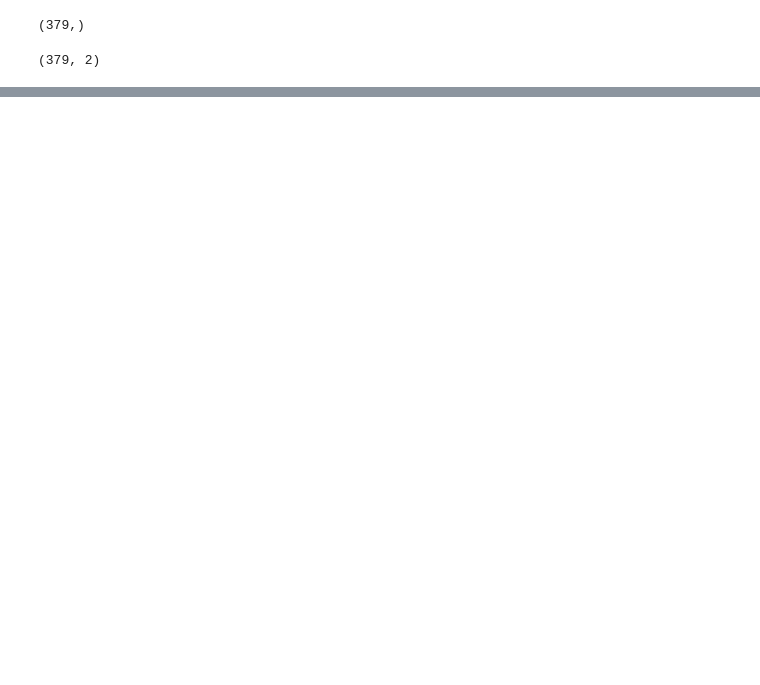
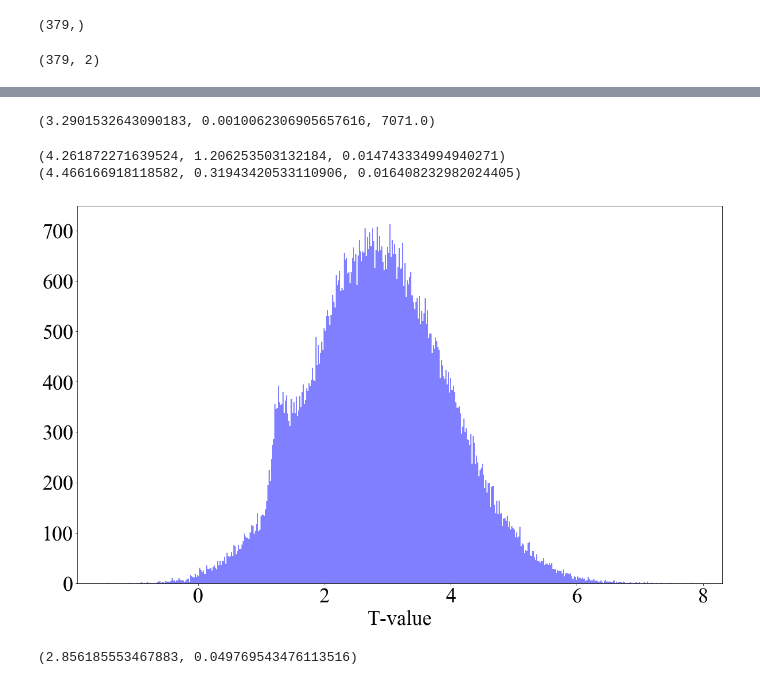
Before and after one commit to ABHISHEKVALSAN/Website-Scoring-Model, a Jupyter notebook: makeModelReg.ipynb, the cells around one changed output, grey strips where cells are left out. Cells and saved outputs as stored; diff of their text form; code cells hidden in the pictures; blank space fills up the shorter version.

```diff
--- a/makeModelReg.ipynb
+++ b/makeModelReg.ipynb
@@ -429,0 +431,40 @@ print(countryRating[1][ind])
+# %%
+from statsmodels.stats.weightstats import ttest_ind
+ttest_ind(countryRating[1],countryRating[0])
+# %% [output]
+(3.2901532643090183, 0.0010062306905657616, 7071.0)
+# %%
+print(np.mean(countryRating[0]),np.std(countryRating[0]),np.std(countryRating[0])/countryRating[0].shape[0]**0.5)
+print(np.mean(countryRating[1]),np.std(countryRating[1]),np.std(countryRating[1])/countryRating[1].shape[0]**0.5)
+# %% [output]
+(4.261872271639524, 1.206253503132184, 0.014743334994940271)
+(4.466166918118582, 0.31943420533110906, 0.016408232982024405)
+# %%
+from statsmodels.stats.weightstats import ttest_ind
+T=[]
+P=[]
+for i in range(100000):
+    a=np.random.choice(countryRating[0],100)
+    b=np.random.choice(countryRating[1],100)
+    t_value,p_value,_=ttest_ind(b,a)
+    if t_value>-9999:
+        T.append(t_value)
+        P.append(p_value)
+# %%
+x=T
+interval=None
+num_bins=500
+fig, ax = plt.subplots(figsize=(20,12))
+plt.rcParams["font.family"] = "Times New Roman"
+plt.rcParams["font.size"] = 36
+plt.xlabel("T-value")
+plt.ylabel("")
+n, bins, patches = plt.hist(x,num_bins, range=interval,facecolor='blue', alpha=0.5)
+plt.savefig("images/countryComp")
+plt.show()
+# %% [output]
+[figure, added]
+# %%
+np.mean(T),np.mean(P)
+# %% [output]
+(2.856185553467883, 0.049769543476113516)
```
Also changed, not shown: parts of 20 cells of this notebook, 42 other files.
